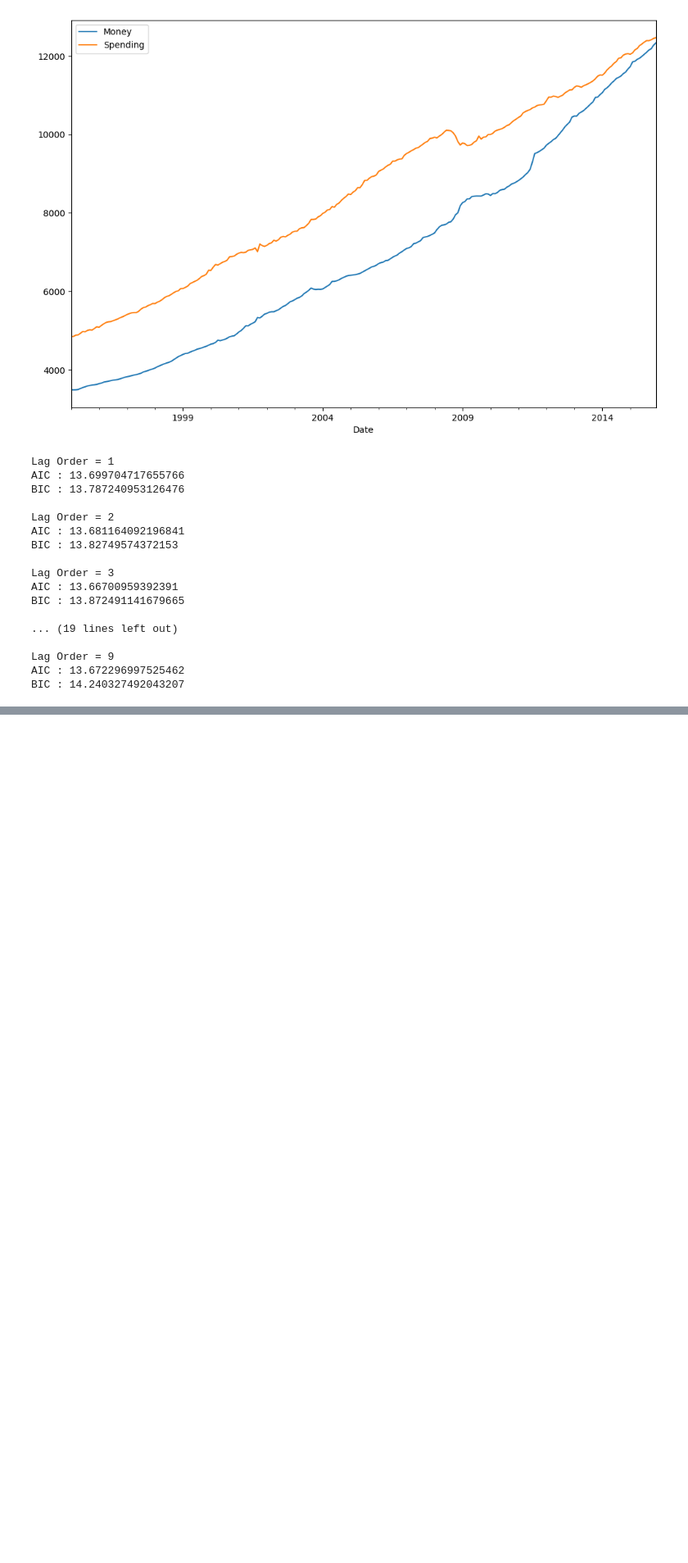
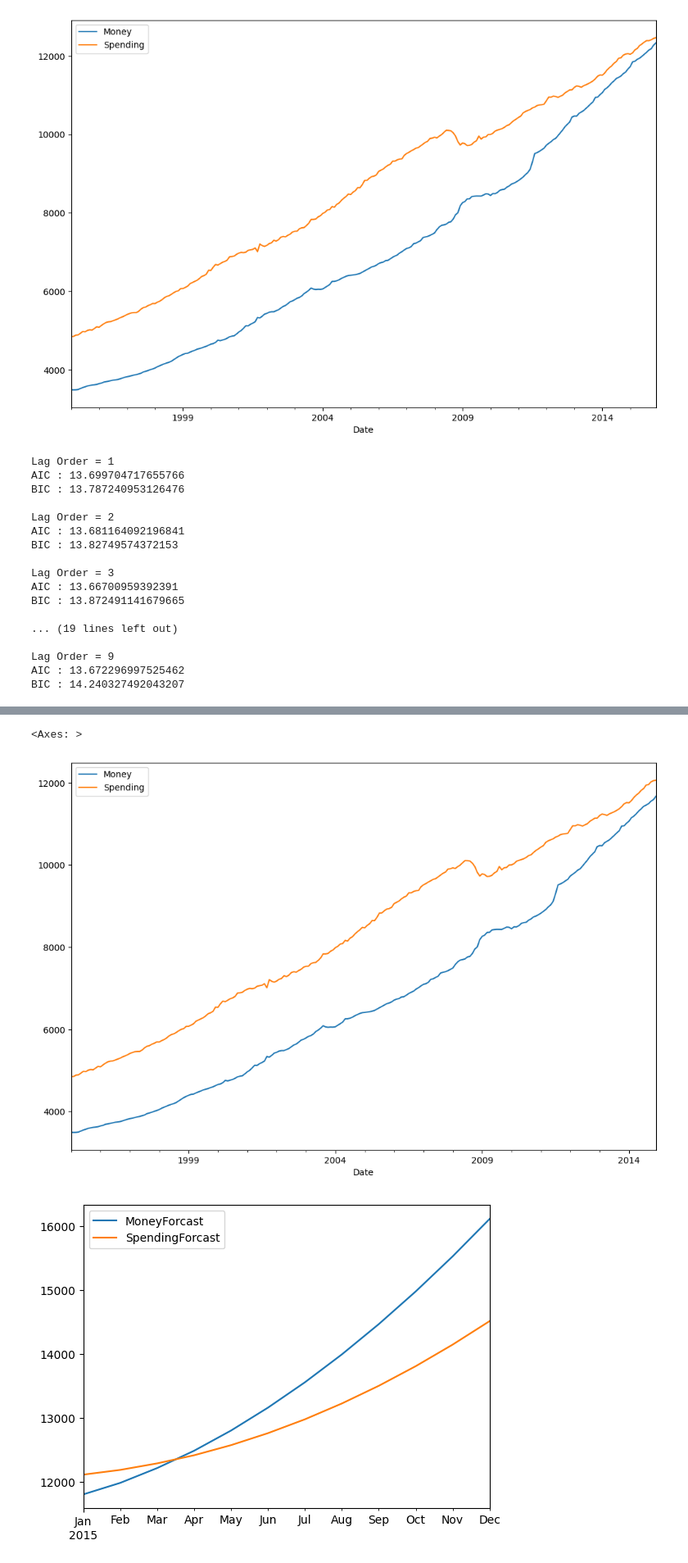
Before and after one commit to nmaiya/ColabTimeSeries, a Jupyter notebook: VAR.ipynb, the cells around one changed output, grey strips where cells are left out. Shown at 82% size. Cells and saved outputs as stored; diff of their text form; code cells hidden in the pictures; blank space fills up the shorter version.

```diff
--- a/VAR.ipynb
+++ b/VAR.ipynb
@@ -109,4 +119,4 @@ z=result.forecast(lagged_val,12)
 # %%
 idx=pd.date_range('2015-01-01',periods=12,freq='MS')
 # %%
-df_forcast=pd.DataFrame(z,index=idx,columns=df.columns)
+df_forcast=pd.DataFrame(z,index=idx,columns=['Money_2d','Spending_2d'])
@@ -113,2 +135,6 @@ df_forcast=pd.DataFrame(z,index=idx,columns=df.columns)
 # %%
 df_forcast['Money1d']=(df['Money'].iloc[-node-1]-df['Money'].iloc[-node-2])+df_forcast['Money_2d'].cumsum()
+df_forcast['MoneyForcast']=df['Money'].iloc[-node-1]+df_forcast['Money1d'].cumsum()
+# %%
+df_forcast['Spending1d']=(df['Spending'].iloc[-node-1]-df['Spending'].iloc[-node-2])+df_forcast['Spending_2d'].cumsum()
+df_forcast['SpendingForcast']=df['Spending'].iloc[-node-1]+df_forcast['Spending1d'].cumsum()
@@ -114,0 +150,7 @@ df_forcast['Money1d']=(df['Money'].iloc[-node-1]-df['Money'].iloc[-node-2])+df_f
+# %%
+df[:-node].plot(figsize=(12,8))
+df_forcast[['MoneyForcast','SpendingForcast']].plot()
+# %% [output]
+<Axes: >
+[figure, added]
+[figure, added]
```
Also changed, not shown: parts of 5 cells of this notebook.
